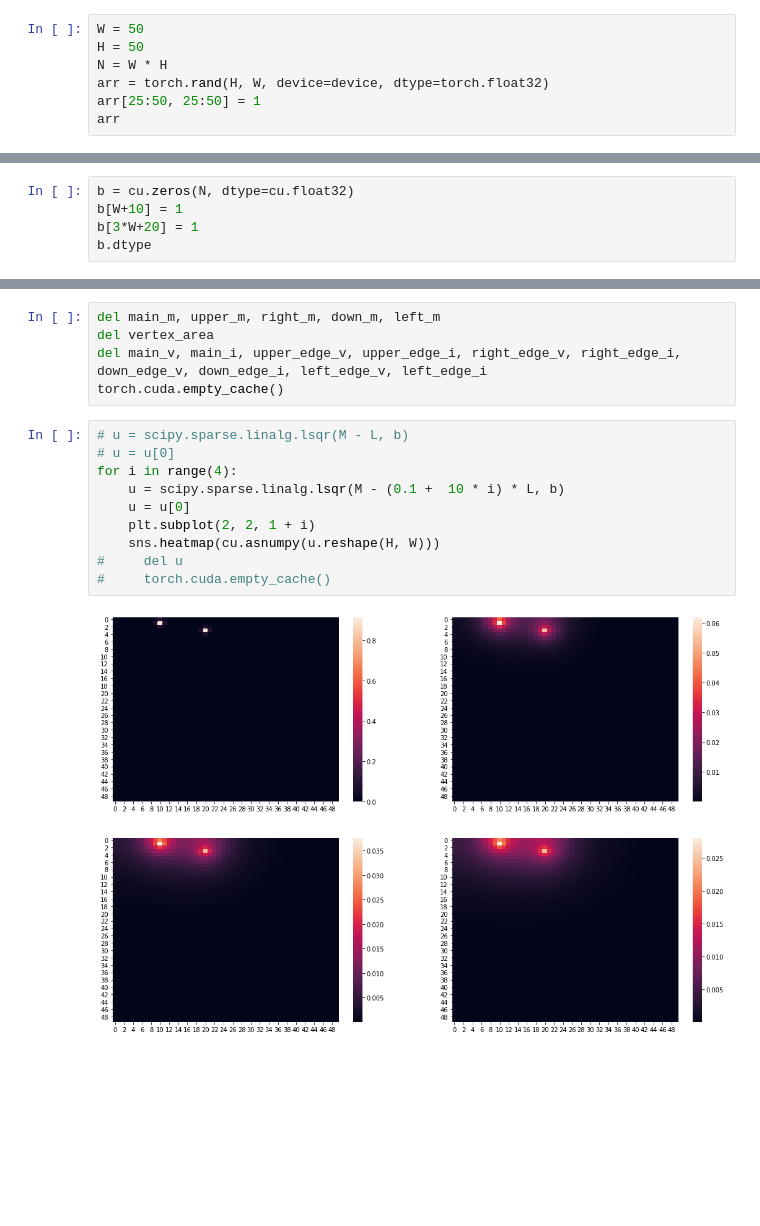
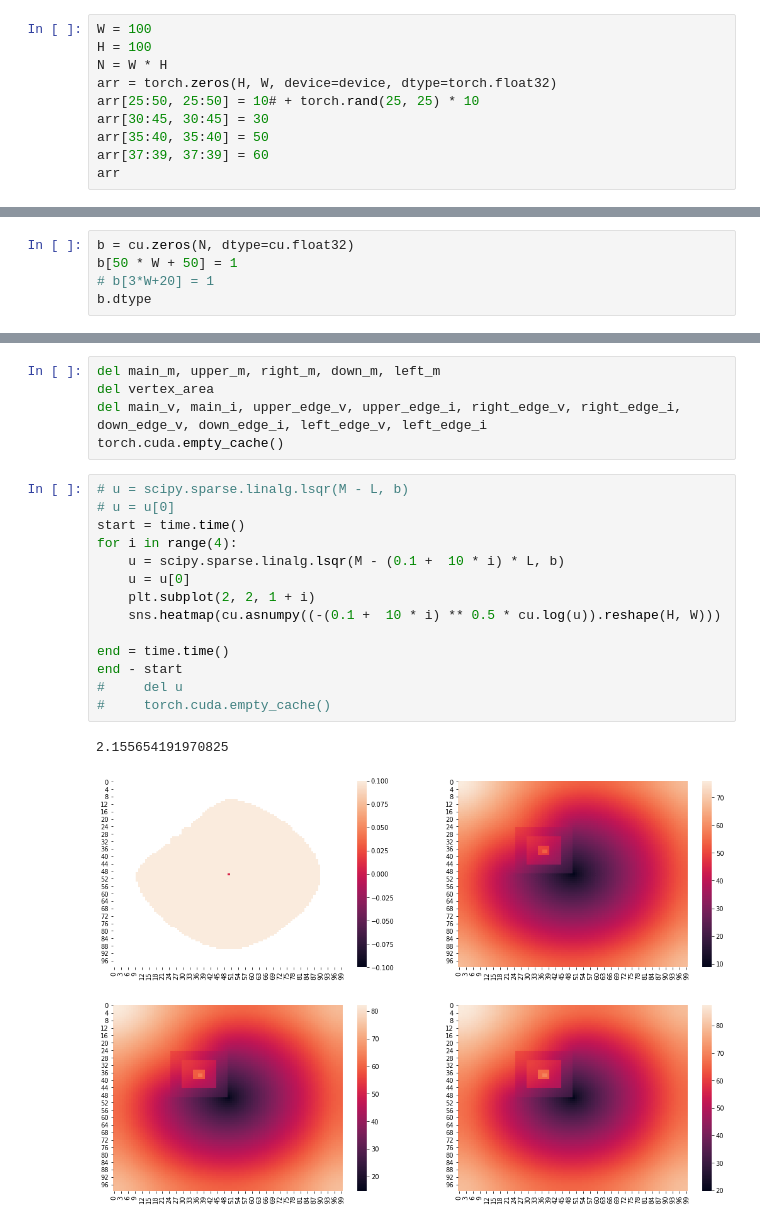
Before and after one commit to adelkaiarullin/shortest-path, a Jupyter notebook: heat.ipynb, the cells around one changed output, grey strips where cells are left out. Saved outputs shown, nothing was run; the diff lists cells and outputs as text; blank space fills up the shorter version.

```diff
--- a/heat.ipynb
+++ b/heat.ipynb
@@ -14,10 +15,13 @@ device
 # %% [output]
 'cuda'
 # %%
-W = 50
-H = 50
+W = 100
+H = 100
 N = W * H
-arr = torch.rand(H, W, device=device, dtype=torch.float32)
-arr[25:50, 25:50] = 1
+arr = torch.zeros(H, W, device=device, dtype=torch.float32)
+arr[25:50, 25:50] = 10# + torch.rand(25, 25) * 10
+arr[30:45, 30:45] = 30
+arr[35:40, 35:40] = 50
+arr[37:39, 37:39] = 60
 arr
 # %% [output]
@@ -213,8 +216,8 @@ M.dtype, L.dtype
 (dtype('float32'), dtype('float32'))
 # %%
 b = cu.zeros(N, dtype=cu.float32)
-b[W+10] = 1
-b[3*W+20] = 1
+b[50 * W + 50] = 1
+# b[3*W+20] = 1
 b.dtype
 # %% [output]
 dtype('float32')
@@ -226,15 +229,20 @@ torch.cuda.empty_cache()
 # %%
 # u = scipy.sparse.linalg.lsqr(M - L, b)
 # u = u[0]
+start = time.time()
 for i in range(4):
     u = scipy.sparse.linalg.lsqr(M - (0.1 +  10 * i) * L, b)
     u = u[0]
     plt.subplot(2, 2, 1 + i)
-    sns.heatmap(cu.asnumpy(u.reshape(H, W)))
+    sns.heatmap(cu.asnumpy((-(0.1 +  10 * i) ** 0.5 * cu.log(u)).reshape(H, W)))
+
+end = time.time()
+end - start
 #     del u
 #     torch.cuda.empty_cache()
 # %% [output]
+2.155654191970825
-[figure, old version]
+[figure, new version]
 # %%
 (u == 0).sum(), u.shape[0]
 # %% [output]
```
Also changed, not shown: parts of 13 cells of this notebook.
